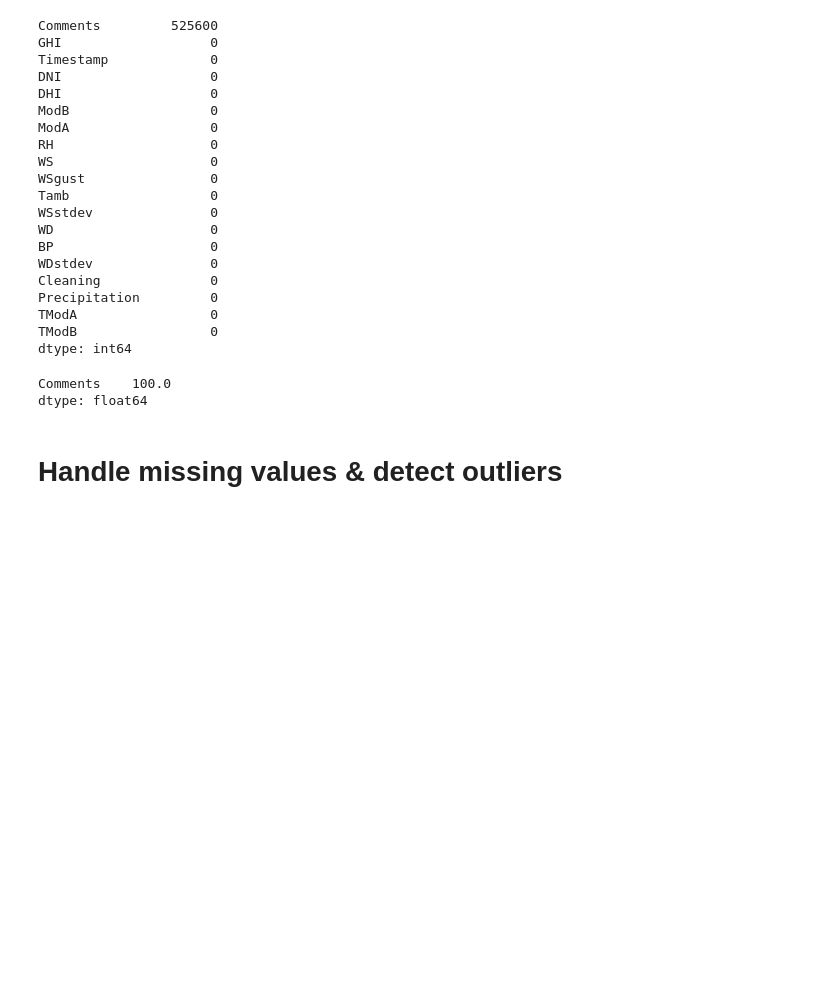
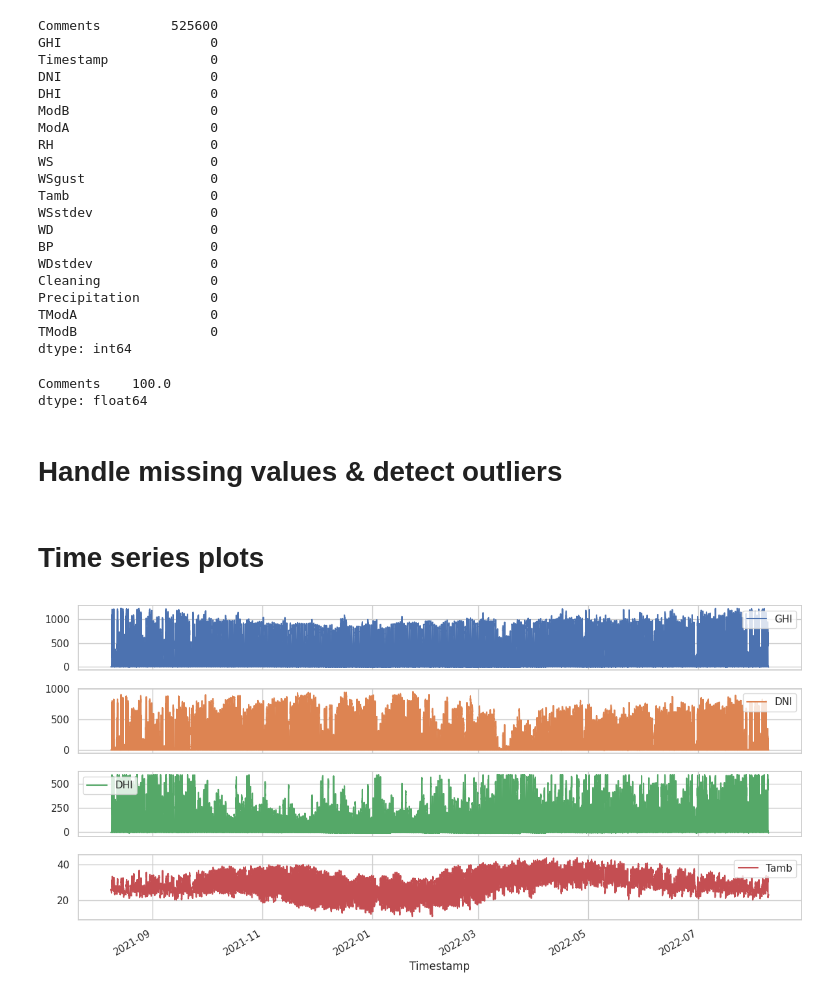
Before and after one commit to yoseph-zemede/solar-challenge-week1, a Jupyter notebook: notebooks/benin_eda.ipynb, the cells around one changed output. Cells and saved outputs as stored; diff of their text form; code cells hidden in the pictures; blank space fills up the shorter version.

Commit message:
feat: time series analysis for solar irradiance and temperature

```diff
--- a/notebooks/benin_eda.ipynb
+++ b/notebooks/benin_eda.ipynb
@@ -72,10 +72,29 @@ from scipy.stats import zscore
 # Columns to check
 cols = ['GHI', 'DNI', 'DHI', 'ModA', 'ModB', 'WS', 'WSgust']
 
-# Impute missing values with median
+# 1. Impute missing values
 df_clean = df.copy()
 for col in cols:
     df_clean[col] = df_clean[col].fillna(df_clean[col].median())
 
+# 2. Compute z-scores
 z_scores = df_clean[cols].apply(zscore)
-df_clean = df_clean[(z_scores.abs() <= 3).all(axis=1)]
+
+# 3. Use boolean mask for filtering
+mask = (z_scores.abs() <= 3).all(axis=1)
+df_clean = df_clean[mask]
+# %% [markdown]
+# Time series plots
+# %%
+# Import matplotlib
+import matplotlib.pyplot as plt
+
+
+df_clean['Timestamp'] = pd.to_datetime(df_clean['Timestamp'])
+df_clean.set_index('Timestamp', inplace=True)
+
+df_clean[['GHI', 'DNI', 'DHI', 'Tamb']].plot(figsize=(12, 6), subplots=True)
+plt.tight_layout()
+plt.show()
+# %% [output]
+[figure, added]
```
